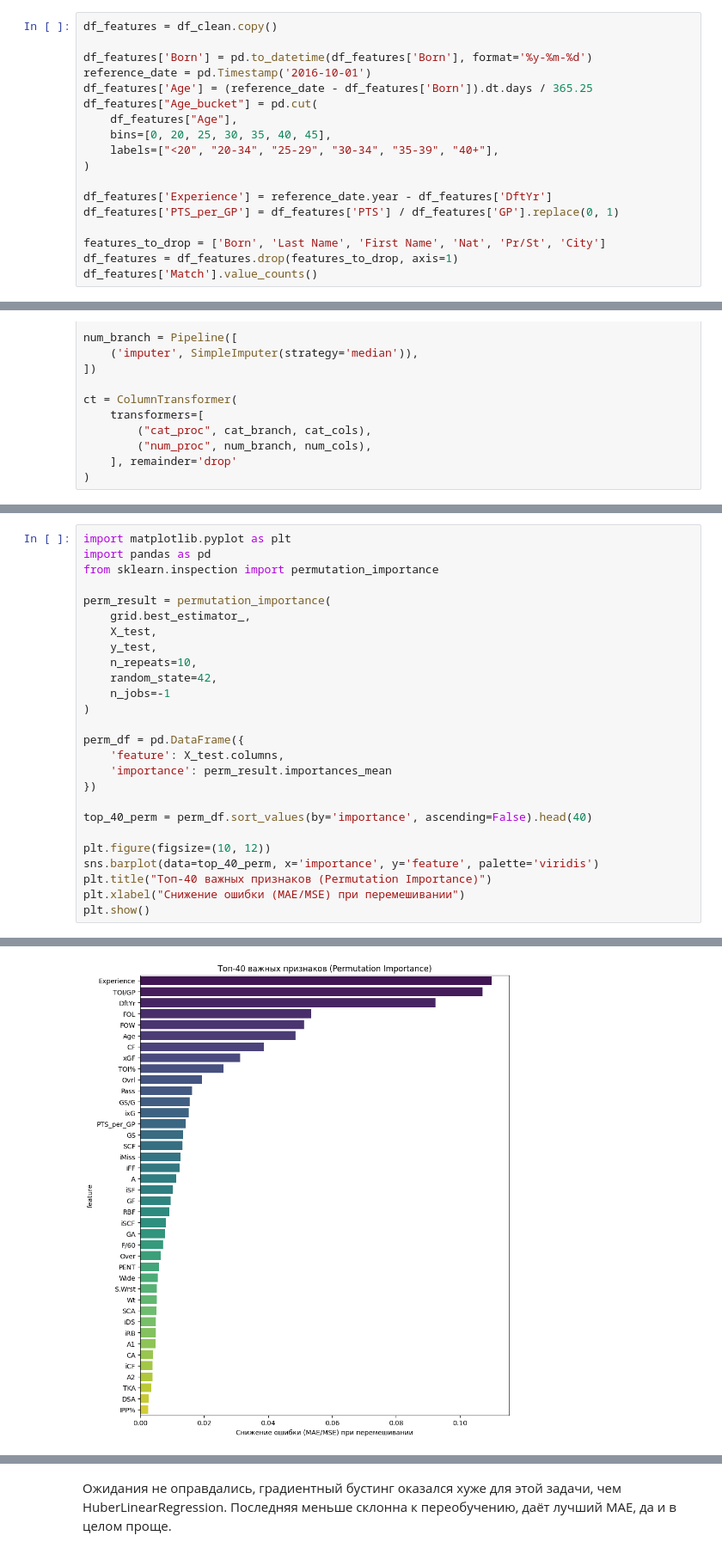
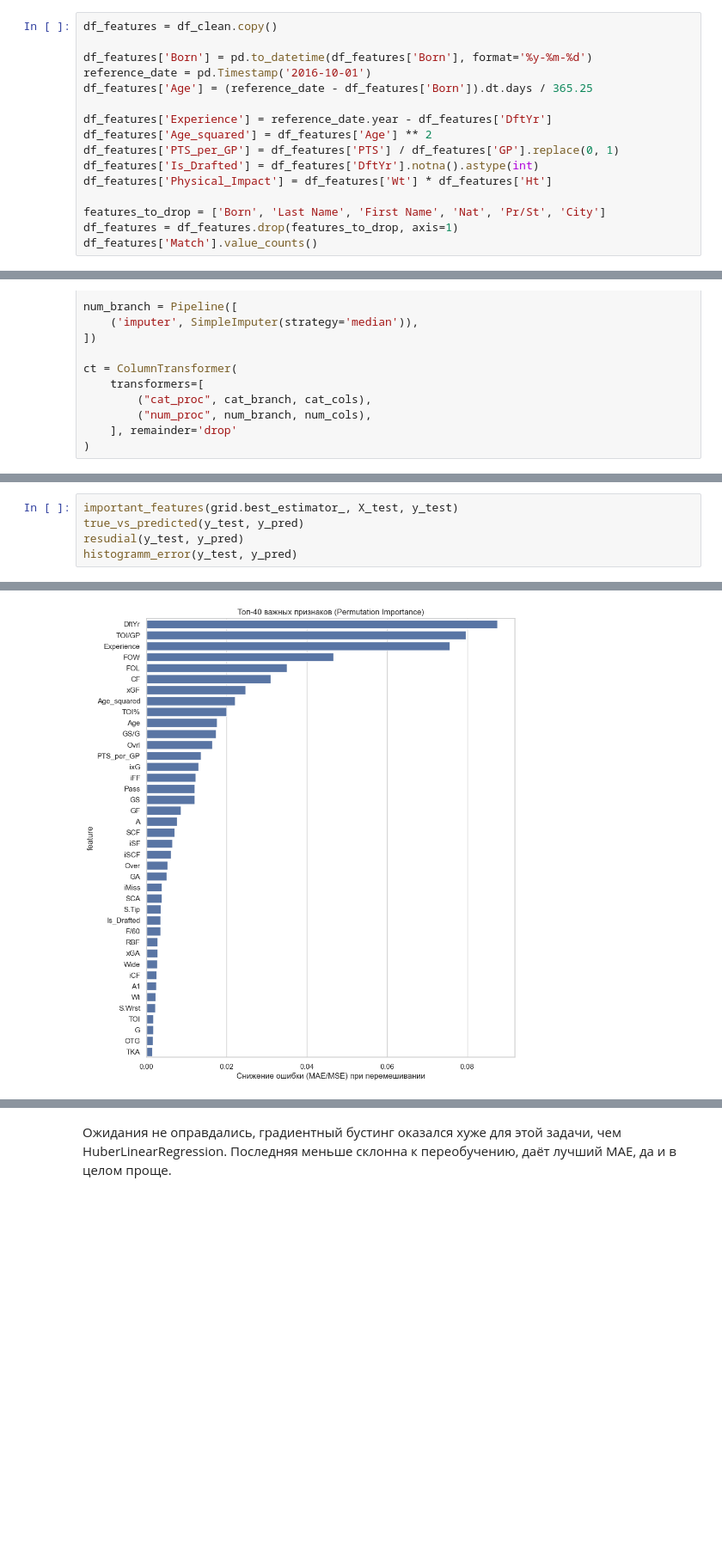
Before and after one commit to zloyaloha/ai-frameworks, a Jupyter notebook: lab5.ipynb, the cells around one changed output, grey strips where cells are left out. Shown at 86% size. Drawn from its saved outputs; the diff is of its cells as text; blank space fills up the shorter version.

```diff
--- a/lab5.ipynb
+++ b/lab5.ipynb
@@ -166,14 +239,12 @@ df_features = df_clean.copy()
 df_features['Born'] = pd.to_datetime(df_features['Born'], format='%y-%m-%d')
 reference_date = pd.Timestamp('2016-10-01')
 df_features['Age'] = (reference_date - df_features['Born']).dt.days / 365.25
-df_features["Age_bucket"] = pd.cut(
-    df_features["Age"],
-    bins=[0, 20, 25, 30, 35, 40, 45],
-    labels=["<20", "20-34", "25-29", "30-34", "35-39", "40+"],
-)
 
 df_features['Experience'] = reference_date.year - df_features['DftYr']
+df_features['Age_squared'] = df_features['Age'] ** 2
 df_features['PTS_per_GP'] = df_features['PTS'] / df_features['GP'].replace(0, 1)
+df_features['Is_Drafted'] = df_features['DftYr'].notna().astype(int)
+df_features['Physical_Impact'] = df_features['Wt'] * df_features['Ht']
 
 features_to_drop = ['Born', 'Last Name', 'First Name', 'Nat', 'Pr/St', 'City']
 df_features = df_features.drop(features_to_drop, axis=1)
@@ -317,27 +384,6 @@ MAE (predict mean): 1877717.767
 # %%
-import matplotlib.pyplot as plt
-import pandas as pd
-from sklearn.inspection import permutation_importance
-
-perm_result = permutation_importance(
-    grid.best_estimator_,
-    X_test,
-    y_test,
-    n_repeats=10,
-    random_state=42,
-    n_jobs=-1
-)
-
-perm_df = pd.DataFrame({
-    'feature': X_test.columns,
-    'importance': perm_result.importances_mean
-})
-
-top_40_perm = perm_df.sort_values(by='importance', ascending=False).head(40)
-
-plt.figure(figsize=(10, 12))
-sns.barplot(data=top_40_perm, x='importance', y='feature', palette='viridis')
-plt.title("Топ-40 важных признаков (Permutation Importance)")
-plt.xlabel("Снижение ошибки (MAE/MSE) при перемешивании")
-plt.show()
+important_features(grid.best_estimator_, X_test, y_test)
+true_vs_predicted(y_test, y_pred)
+resudial(y_test, y_pred)
+histogramm_error(y_test, y_pred)
 # %% [output]
@@ -347 +390 @@ Passing `palette` without assigning `hue` is deprecated and will be removed in v
-[figure, old version]
+[figure, new version]
```
Also changed, not shown: parts of 36 cells of this notebook, 4 other files.
